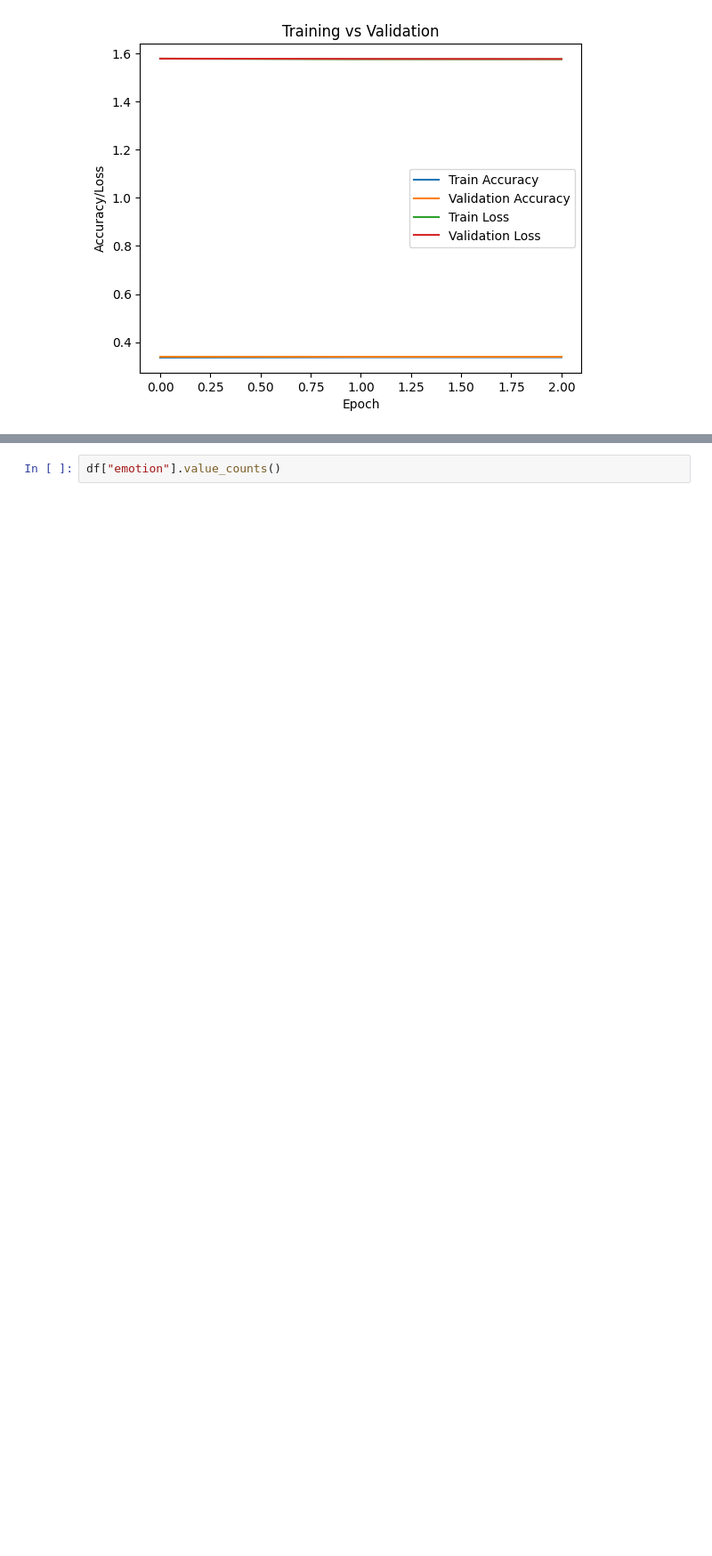
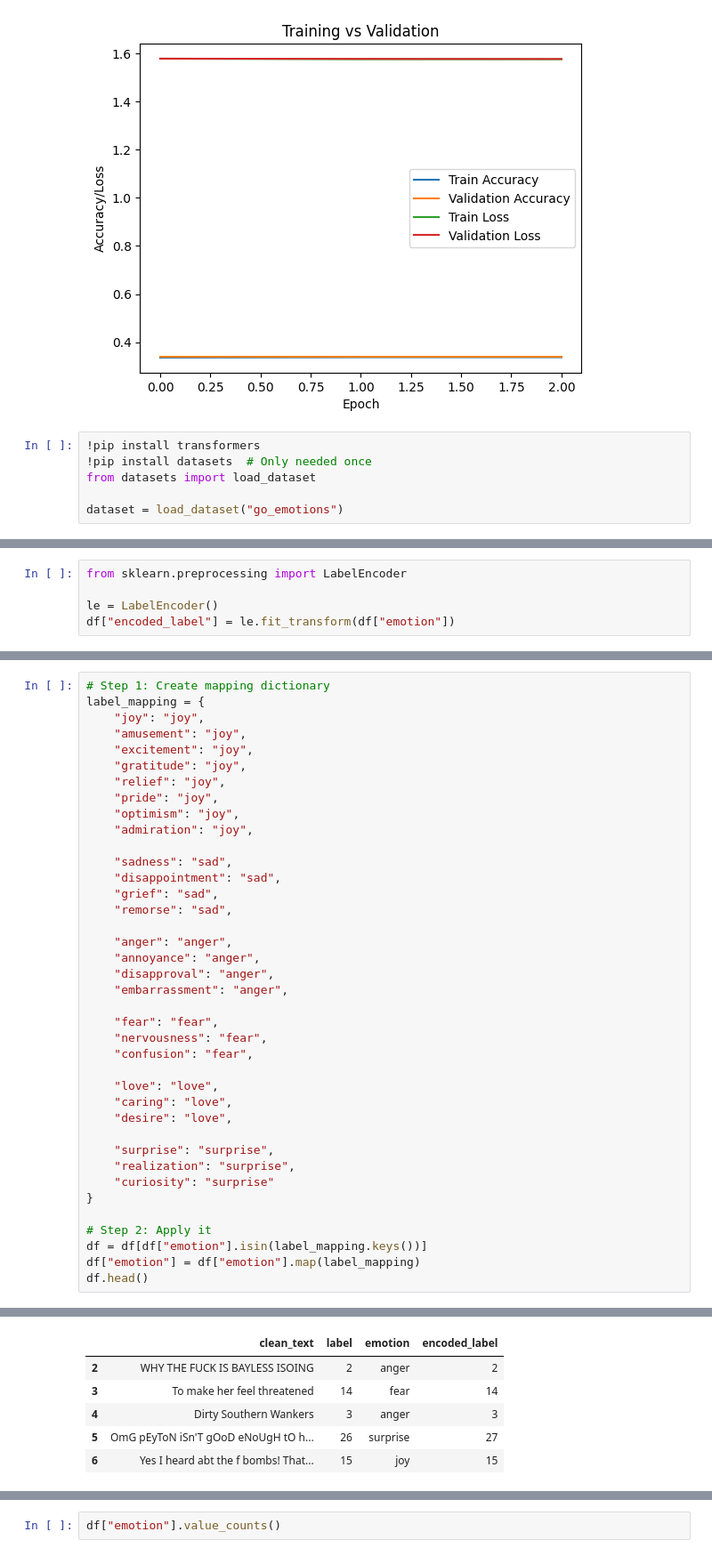
Before and after one commit to junaina/EmpathAI, a Jupyter notebook: EmpathAI.ipynb, the cells around one changed output, grey strips where cells are left out. Shown: that part at 89% size. Cells and saved outputs as stored; diff of their text form; blank space fills up the shorter version.

```diff
--- a/EmpathAI.ipynb
+++ b/EmpathAI.ipynb
@@ -170,3 +164,9 @@ plt.ylabel('Accuracy/Loss')
 plt.show()
 # %% [output]
 [figure]
+# %%
+!pip install transformers
+!pip install datasets  # Only needed once
+from datasets import load_dataset
+
+dataset = load_dataset("go_emotions")
@@ -172,0 +242,5 @@ plt.show()
+# %%
+from sklearn.preprocessing import LabelEncoder
+
+le = LabelEncoder()
+df["encoded_label"] = le.fit_transform(df["emotion"])
@@ -172,0 +256,40 @@ plt.show()
+# %%
+# Step 1: Create mapping dictionary
+label_mapping = {
+    "joy": "joy",
+    "amusement": "joy",
+    "excitement": "joy",
+    "gratitude": "joy",
+    "relief": "joy",
+    "pride": "joy",
+    "optimism": "joy",
+    "admiration": "joy",
+
+    "sadness": "sad",
+    "disappointment": "sad",
+    "grief": "sad",
+    "remorse": "sad",
+
+    "anger": "anger",
+    "annoyance": "anger",
+    "disapproval": "anger",
+    "embarrassment": "anger",
+
+    "fear": "fear",
+    "nervousness": "fear",
+    "confusion": "fear",
+
+    "love": "love",
+    "caring": "love",
+    "desire": "love",
+
+    "surprise": "surprise",
+    "realization": "surprise",
+    "curiosity": "surprise"
+}
+
+# Step 2: Apply it
+df = df[df["emotion"].isin(label_mapping.keys())]
+df["emotion"] = df["emotion"].map(label_mapping)
+df.head()
+# %% [output]
@@ -172,0 +301,6 @@ plt.show()
+|  | clean_text | label | emotion | encoded_label |
+| 2 | WHY THE FUCK IS BAYLESS ISOING | 2 | anger | 2 |
+| 3 | To make her feel threatened | 14 | fear | 14 |
+| 4 | Dirty Southern Wankers | 3 | anger | 3 |
+| 5 | OmG pEyToN iSn'T gOoD eNoUgH tO h... | 26 | surprise | 27 |
+| 6 | Yes I heard abt the f bombs! That... | 15 | joy | 15 |
```
Also changed, not shown: parts of 14 cells of this notebook.
